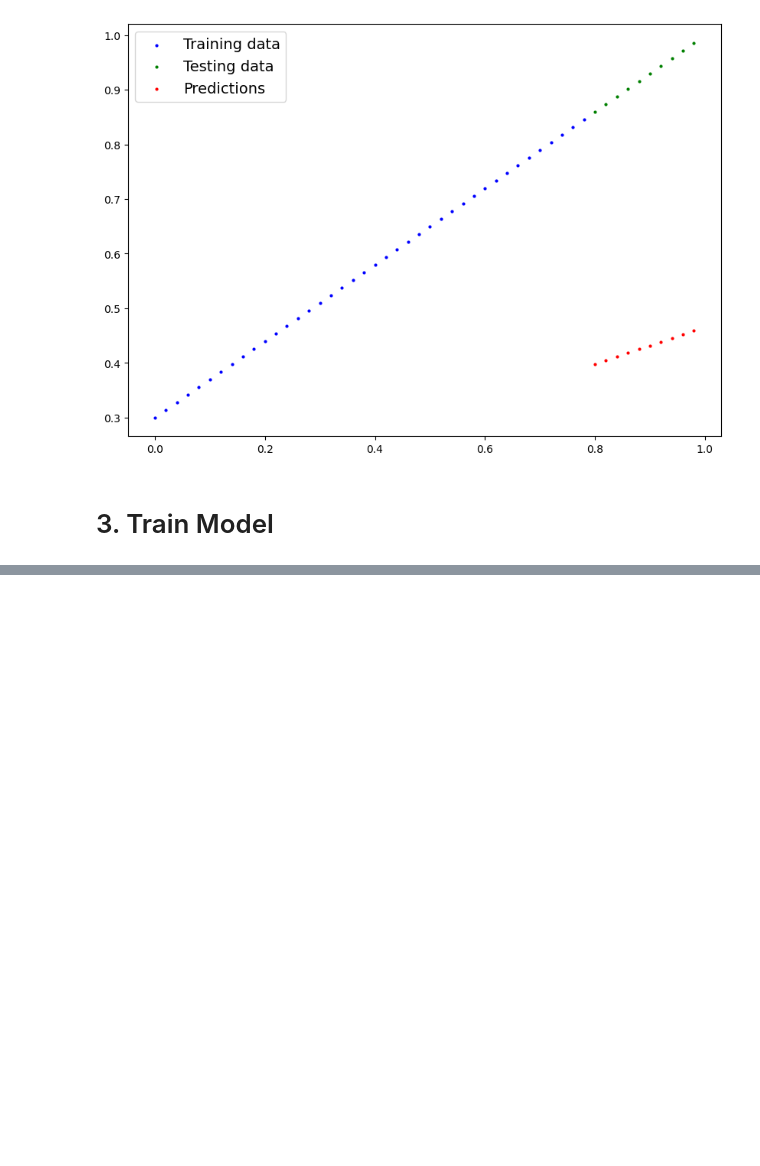
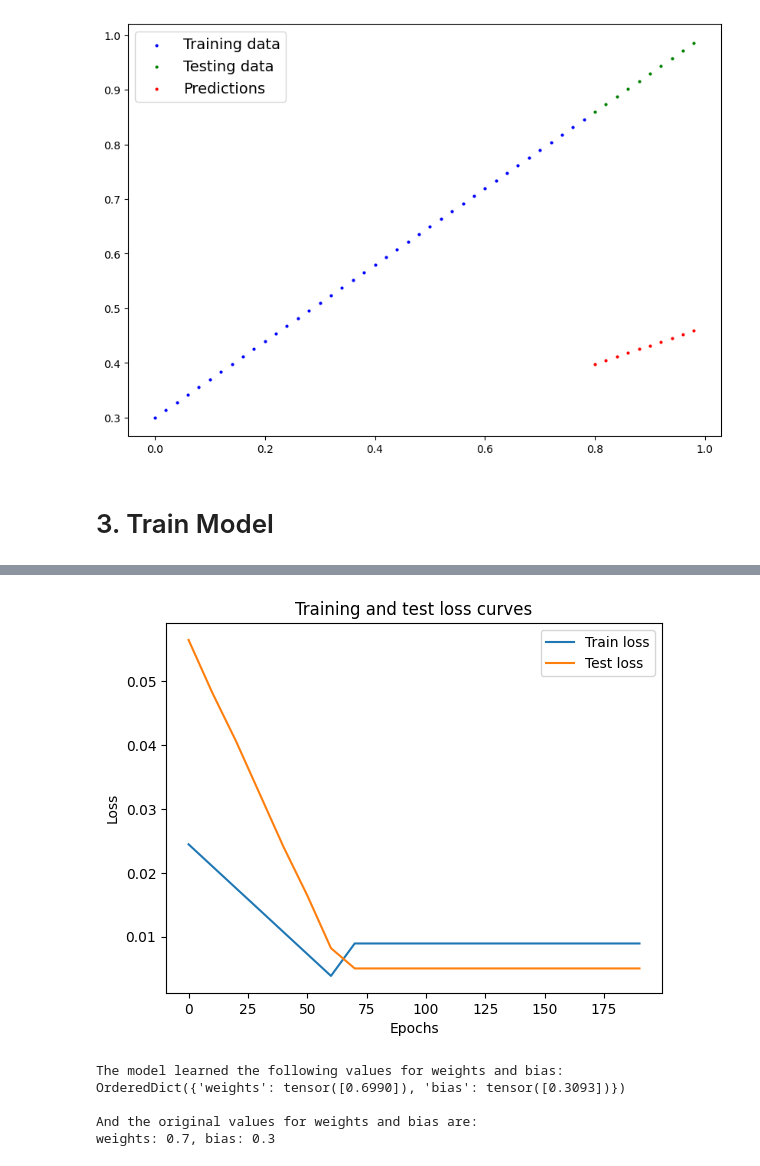
Before and after one commit to hossain-sanowar/PyTorch, a Jupyter notebook: PyTorch_Workflow _Fundamental.ipynb, the cells around one changed output, grey strips where cells are left out. Saved outputs shown, nothing was run; the diff lists cells and outputs as text; code cells hidden in the pictures; blank space fills up the shorter version.

Commit message:
train and test model

```diff
--- a/PyTorch_Workflow _Fundamental.ipynb
+++ b/PyTorch_Workflow _Fundamental.ipynb
@@ -174,0 +179,27 @@ optimizer = torch.optim.SGD(params=model_0.parameters(), lr=0.01)
+# %%
+# training loop
+torch.manual_seed(42)
+epochs = 200
+train_loss_values = []
+test_loss_values = []
+epoch_count=[]
+
+for epoch in range(epochs):
+    model_0.train()
+    y_preds = model_0(X_train)
+    loss = loss_fn(y_preds, y_train)
+    optimizer.zero_grad()
+    loss.backward()
+    optimizer.step()
+
+    ## Testing
+    model_0.eval()
+    with torch.inference_mode():
+        test_pred=model_0(X_test)
+        test_loss=loss_fn(test_pred, y_test.type(torch.float))
+
+        if epoch % 10 ==0:
+            epoch_count.append(epoch)
+            train_loss_values.append(loss.detach().numpy())
+            test_loss_values.append(test_loss.detach().numpy())
+            print(f"Epoch: {epoch} | MAE Train Loss: {loss.detach().numpy()} | MAE Test Loss: {test_loss.detach().numpy()} | MAE Test Loss: {test_loss}")
@@ -174,0 +227,24 @@ optimizer = torch.optim.SGD(params=model_0.parameters(), lr=0.01)
+# %%
+
+# Plot the loss curves
+plt.plot(epoch_count, train_loss_values, label="Train loss")
+plt.plot(epoch_count, test_loss_values, label="Test loss")
+plt.title("Training and test loss curves")
+plt.ylabel("Loss")
+plt.xlabel("Epochs")
+plt.legend();
+# %% [output]
+[figure, added]
+# %%
+
+# Find our model's learned parameters
+print("The model learned the following values for weights and bias:")
+print(model_0.state_dict())
+print("\nAnd the original values for weights and bias are:")
+print(f"weights: {weight}, bias: {bias}")
+# %% [output]
+The model learned the following values for weights and bias:
+OrderedDict({'weights': tensor([0.6990]), 'bias': tensor([0.3093])})
+
+And the original values for weights and bias are:
+weights: 0.7, bias: 0.3
```
Also changed, not shown: parts of 2 cells of this notebook.
